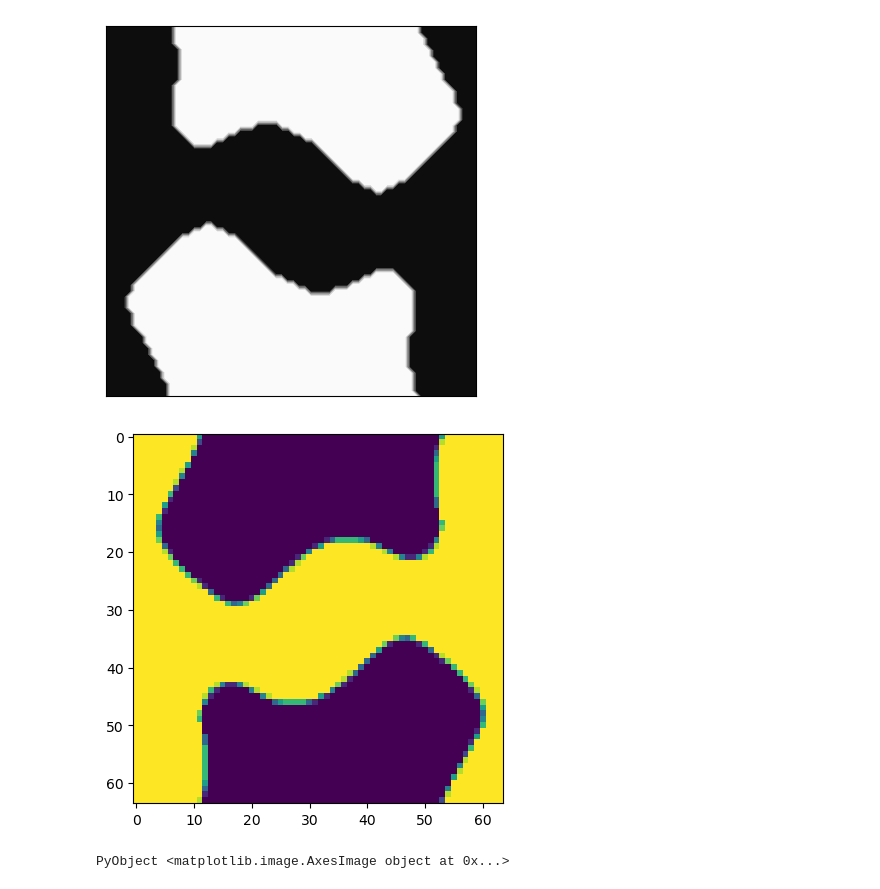
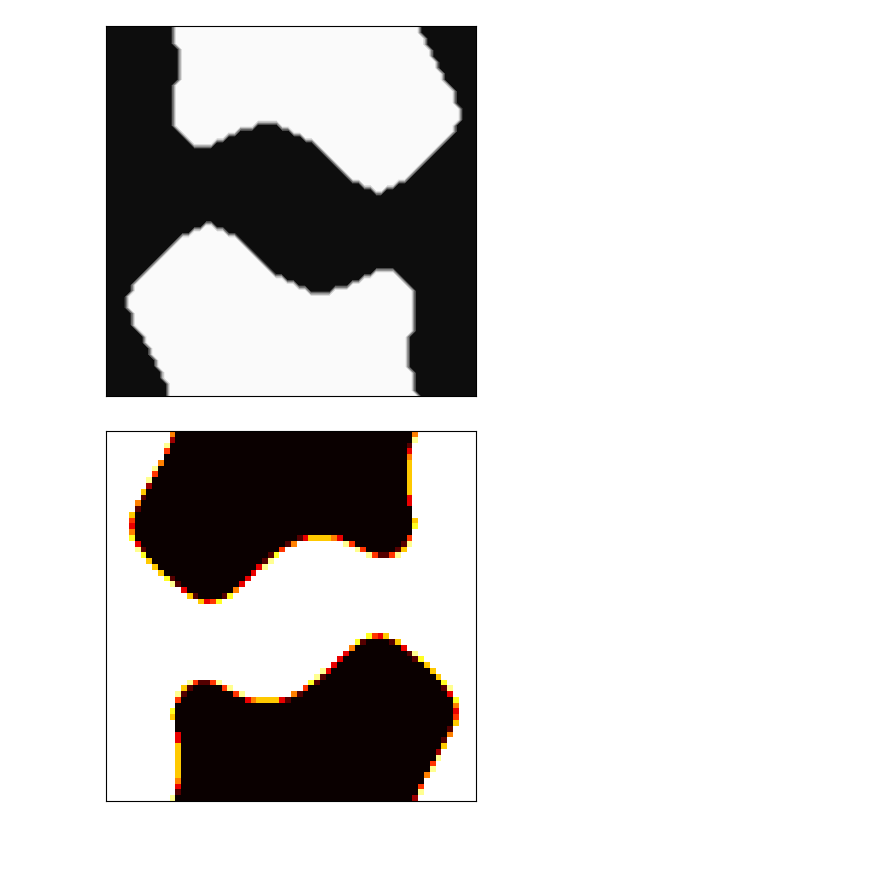
Before and after one commit to AliGhorashiCMT/Sparse-networks-for-topological-photonics, a Jupyter notebook: rectangular_lattices/Inverse_Design_Dirac_Points.ipynb, the cells around one changed output. Cells and saved outputs as stored; diff of their text form; code cells hidden in the pictures; blank space fills up the shorter version.

```diff
--- a/rectangular_lattices/Inverse_Design_Dirac_Points.ipynb
+++ b/rectangular_lattices/Inverse_Design_Dirac_Points.ipynb
@@ -187,10 +185,11 @@ f = h5open(filename)
 epsilon_og = f["data"][];
 close(f);
 # %%
-imshow(epsilon_og)
+imshow(epsilon_og, cmap="hot");
+xticks([])
+yticks([]);
 # %% [output]
-[figure, old version]
+[figure, new version]
-PyObject <matplotlib.image.AxesImage object at 0x...>
 # %%
 filename = contrast_dir * "dim2-sg2-101629-res64-tm-epsilon.h5"
 f = h5open(filename)
```
Also changed, not shown: parts of 4 cells of this notebook.
